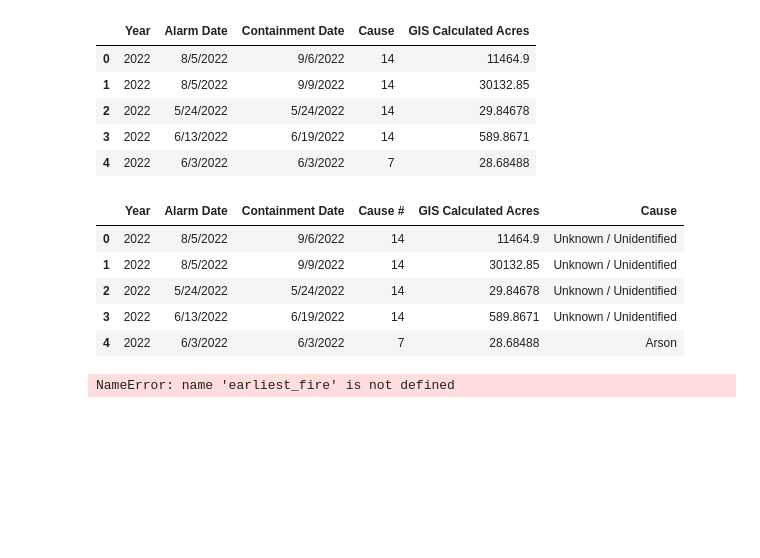
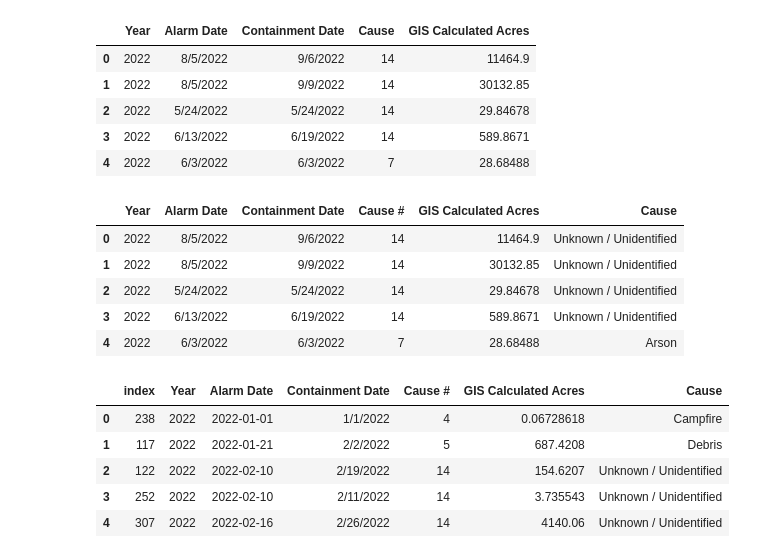
Before and after one commit to epsilonite/pandas-project, a Jupyter notebook: California Wildfire Seasonality/Eddie/CA-Wildfire-2022.ipynb, the cells around one changed output. Saved outputs shown, nothing was run; the diff lists cells and outputs as text; code cells hidden in the pictures; blank space fills up the shorter version.

```diff
--- a/California Wildfire Seasonality/Eddie/CA-Wildfire-2022.ipynb
+++ b/California Wildfire Seasonality/Eddie/CA-Wildfire-2022.ipynb
@@ -114,17 +114,16 @@ df_2022.head()
 | 3 | 2022 | 6/13/2022 | 6/19/2022 | 14 | 589.8671 | Unknown / Unidentified |
 | 4 | 2022 | 6/3/2022 | 6/3/2022 | 7 | 28.68488 | Arson |
 # %%
-output_path = os.path.join("outputs", "timeline_dates.csv")
-with open(output_path, 'w') as csvfile:
-
-    # Initialize csv.writer
-    csvwriter = csv.writer(csvfile, delimiter=',')
-
-    # Write the first row (column headers)
-    csvwriter.writerow(['Title', 'Date'])
-    csvwriter.writerow(['Earliest Fire', earliest_fire])
-
-    # Write the second row
-    csvwriter.writerow(['Latest Containment', latest_containment])
+df_2022.to_csv("outputs/fires_2022.csv",
+                  encoding="utf-8", index=False, header=True)
-# %% [output]
-NameError: name 'earliest_fire' is not defined
+# %%
+df_2022['Alarm Date'] = pd.to_datetime(df_2022['Alarm Date'])
+df_byalarm = df_2022.sort_values(by='Alarm Date').reset_index()
+df_byalarm.head()
+# %% [output]
+|  | index | Year | Alarm Date | Containment Date | Cause # | GIS Calculated Acres | Cause |
+| 0 | 238 | 2022 | 2022-01-01 | 1/1/2022 | 4 | 0.06728618 | Campfire |
+| 1 | 117 | 2022 | 2022-01-21 | 2/2/2022 | 5 | 687.4208 | Debris |
+| 2 | 122 | 2022 | 2022-02-10 | 2/19/2022 | 14 | 154.6207 | Unknown / Unidentified |
+| 3 | 252 | 2022 | 2022-02-10 | 2/11/2022 | 14 | 3.735543 | Unknown / Unidentified |
+| 4 | 307 | 2022 | 2022-02-16 | 2/26/2022 | 14 | 4140.06 | Unknown / Unidentified |
```
Also changed, not shown: parts of 4 cells of this notebook, 10 other files.
